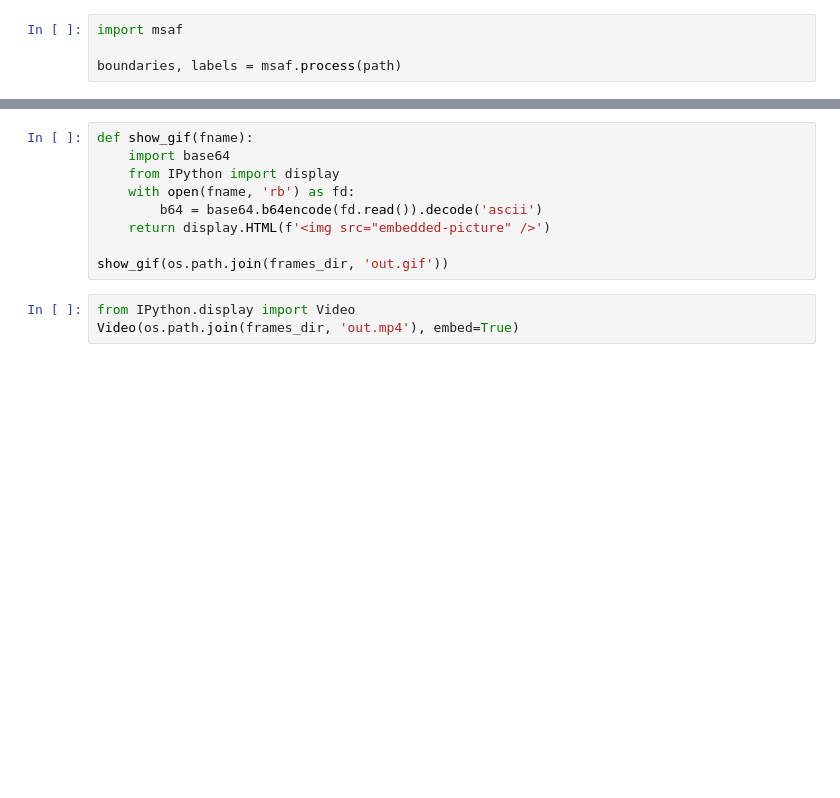
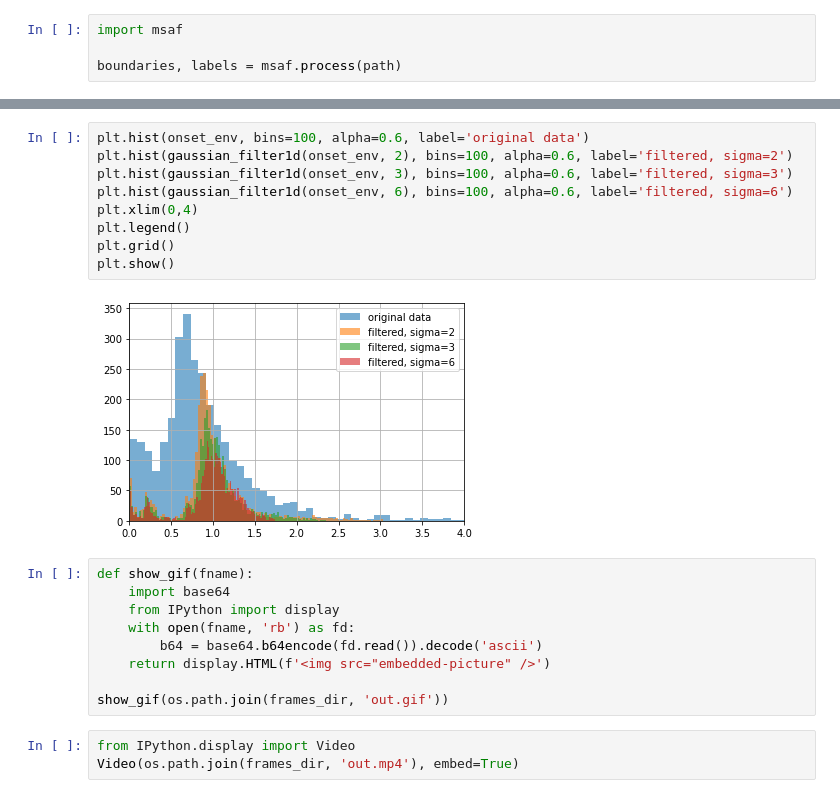
Before and after one commit to leod/aural-travels, a Jupyter notebook: notebooks/generate_nat.ipynb, the cells around one changed output, grey strips where cells are left out. Saved outputs shown, nothing was run; the diff lists cells and outputs as text; blank space fills up the shorter version.

Commit message:
Onset env histograms

```diff
--- a/notebooks/generate_nat.ipynb
+++ b/notebooks/generate_nat.ipynb
@@ -218,3 +276,14 @@ plt.show()
+# %%
+plt.hist(onset_env, bins=100, alpha=0.6, label='original data')
+plt.hist(gaussian_filter1d(onset_env, 2), bins=100, alpha=0.6, label='filtered, sigma=2')
+plt.hist(gaussian_filter1d(onset_env, 3), bins=100, alpha=0.6, label='filtered, sigma=3')
+plt.hist(gaussian_filter1d(onset_env, 6), bins=100, alpha=0.6, label='filtered, sigma=6')
+plt.xlim(0,4)
+plt.legend()
+plt.grid()
+plt.show()
+# %% [output]
+[figure, added]
 # %%
 def show_gif(fname):
     import base64
```
Also changed, not shown: parts of 11 cells of this notebook, 1 other file.
